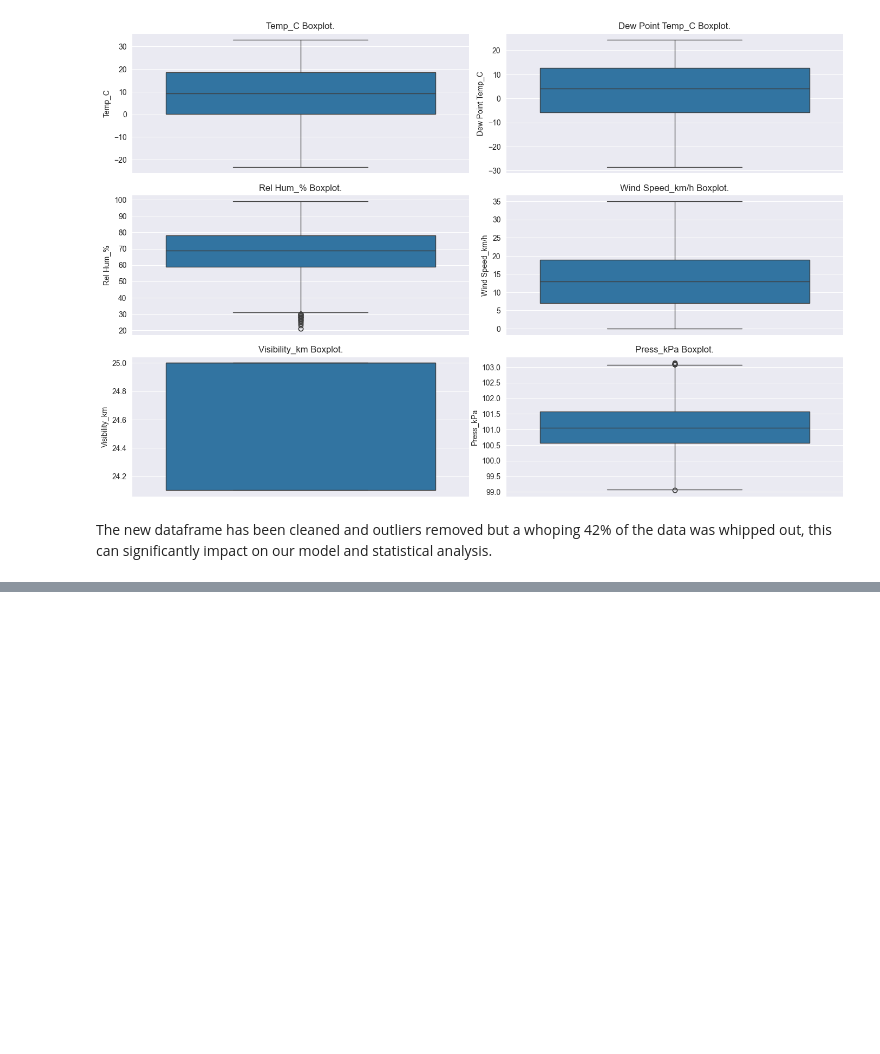
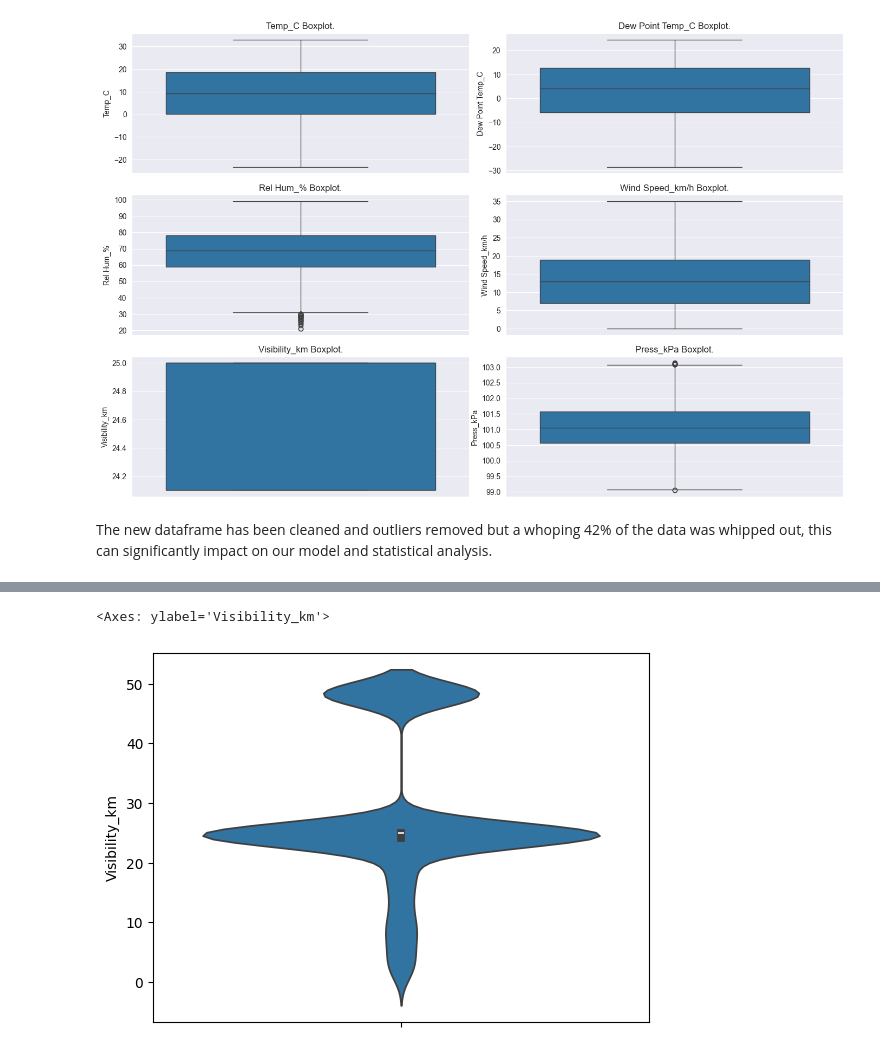
Before and after one commit to kechcole/LUX_DEV_PROGRAM, a Jupyter notebook: Assignments/Scripts_Wk_2/Python.ipynb, the cells around one changed output, grey strips where cells are left out. Cells and saved outputs as stored; diff of their text form; code cells hidden in the pictures; blank space fills up the shorter version.

```diff
--- a/Assignments/Scripts_Wk_2/Python.ipynb
+++ b/Assignments/Scripts_Wk_2/Python.ipynb
@@ -455,0 +483,7 @@ The new dataframe has been cleaned and outliers removed but a whoping 42% of the
+# %%
+# To understand distribution for visibility variable we can use violin plot
+
+sns.violinplot(data['Visibility_km'])
+# %% [output]
+<Axes: ylabel='Visibility_km'>
+[figure, added]
```
Also changed, not shown: parts of 14 cells of this notebook.
